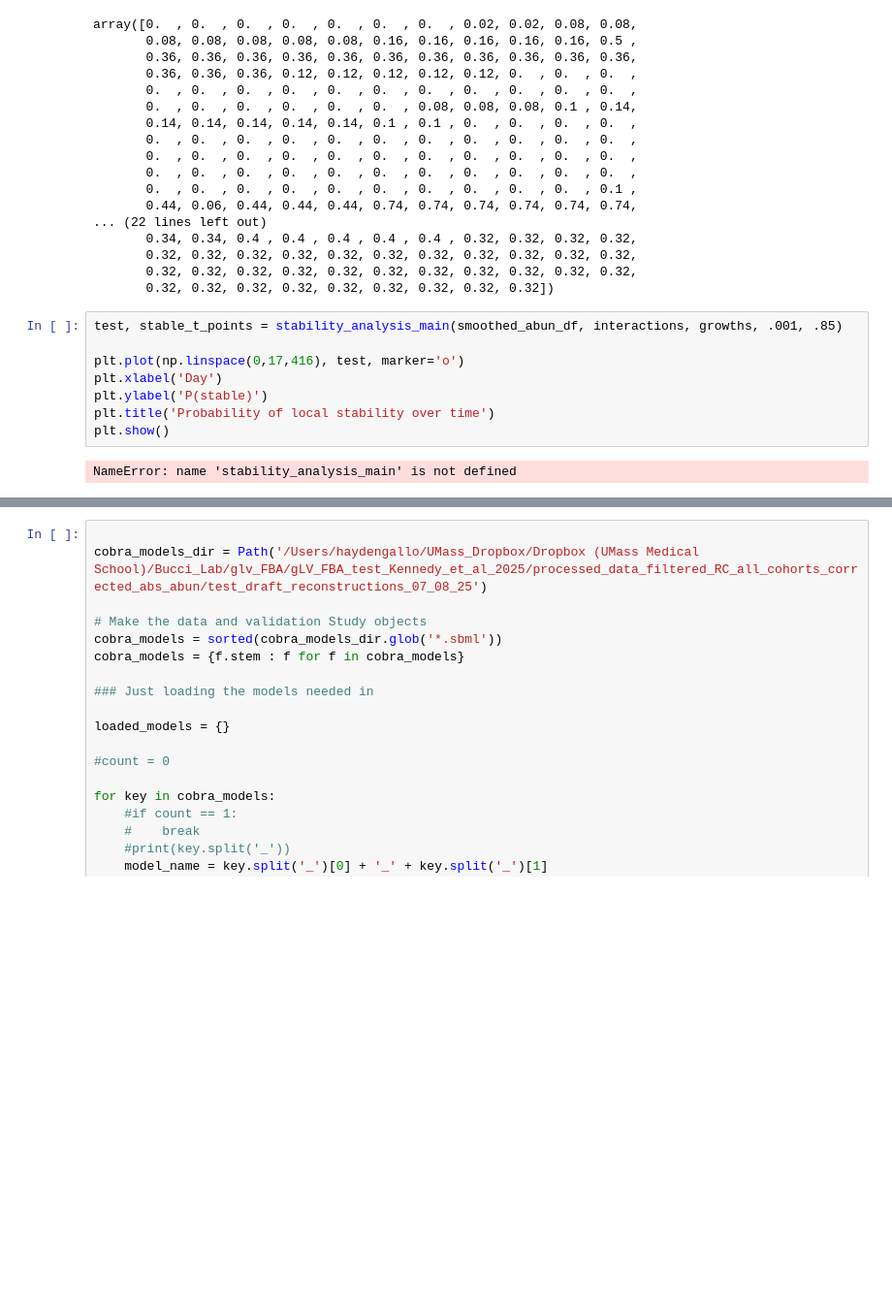
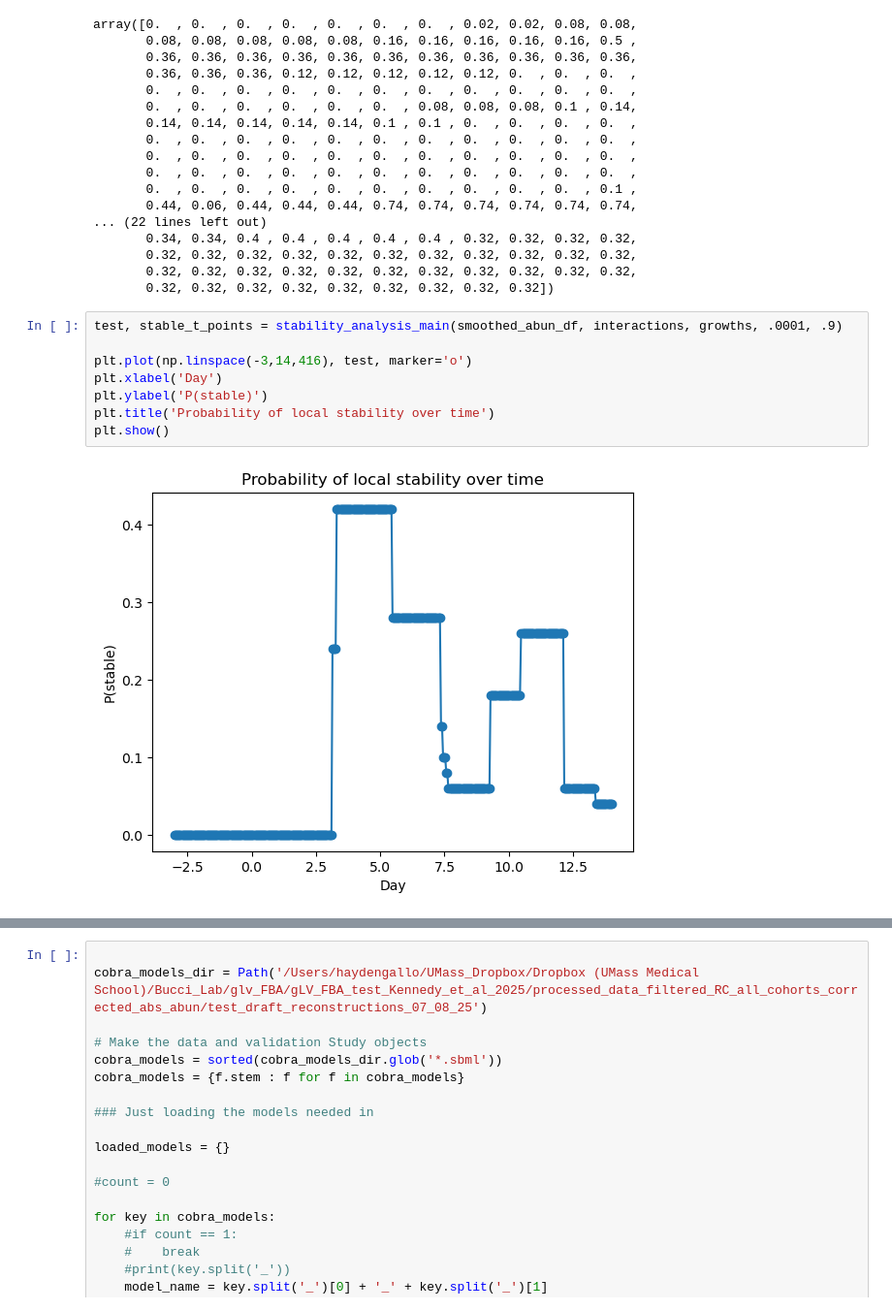
Before and after one commit to haydengallo/glv_dfba, a Jupyter notebook: stability_analysis_testing.ipynb, the cells around one changed output, grey strips where cells are left out. Shown at 97% size. Saved outputs shown, nothing was run; the diff lists cells and outputs as text; blank space fills up the shorter version.

```diff
--- a/stability_analysis_testing.ipynb
+++ b/stability_analysis_testing.ipynb
@@ -614,15 +620,15 @@ array([0.  , 0.  , 0.  , 0.  , 0.  , 0.  , 0.  , 0.02, 0.02, 0.08, 0.08,
        0.32, 0.32, 0.32, 0.32, 0.32, 0.32, 0.32, 0.32, 0.32, 0.32, 0.32,
        0.32, 0.32, 0.32, 0.32, 0.32, 0.32, 0.32, 0.32, 0.32])
 # %%
-test, stable_t_points = stability_analysis_main(smoothed_abun_df, interactions, growths, .001, .85)
+test, stable_t_points = stability_analysis_main(smoothed_abun_df, interactions, growths, .0001, .9)
 
-plt.plot(np.linspace(0,17,416), test, marker='o')
+plt.plot(np.linspace(-3,14,416), test, marker='o')
 plt.xlabel('Day')
 plt.ylabel('P(stable)')
 plt.title('Probability of local stability over time')
 plt.show()
 # %% [output]
-NameError: name 'stability_analysis_main' is not defined
+[figure, added]
 # %%
 stable_t_points
 # %% [output]
```
Also changed, not shown: parts of 4 cells of this notebook, 9 other files.
